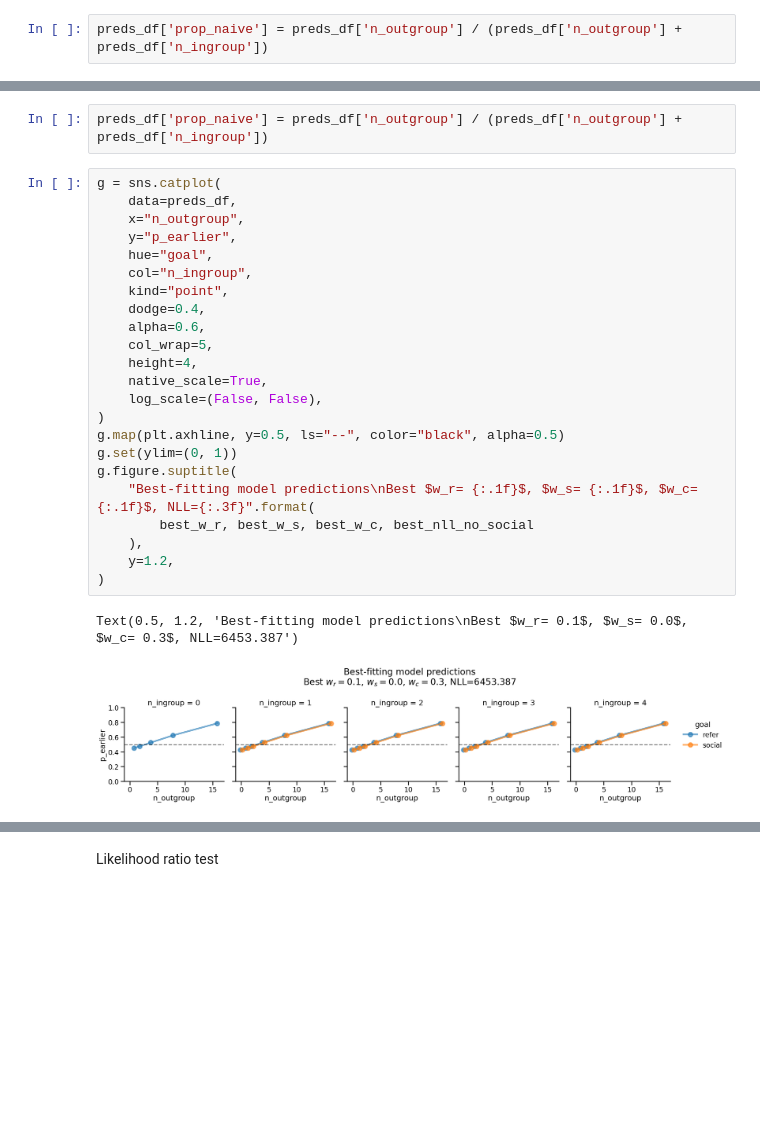
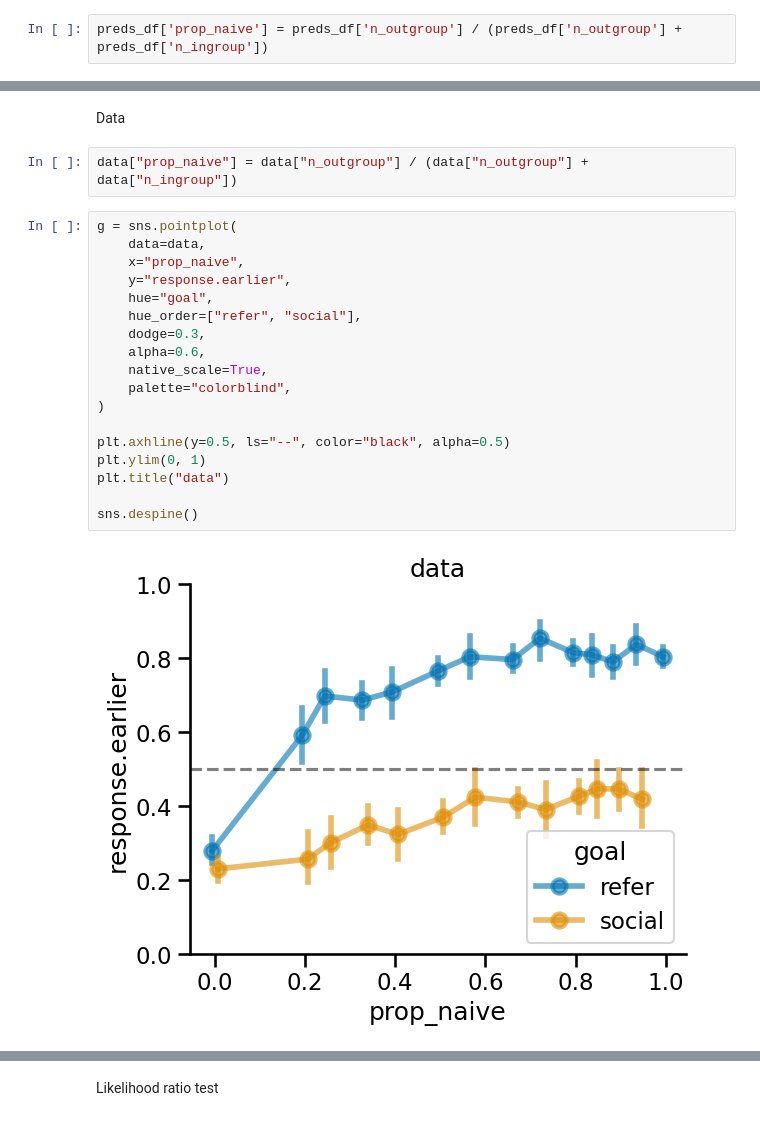
Before and after one commit to aliciamchen/code-switching, a Jupyter notebook: model/fit-predict-3pp-blue-naive-earlier-later.ipynb, the cells around one changed output, grey strips where cells are left out. Saved outputs shown, nothing was run; the diff lists cells and outputs as text; blank space fills up the shorter version.

```diff
--- a/model/fit-predict-3pp-blue-naive-earlier-later.ipynb
+++ b/model/fit-predict-3pp-blue-naive-earlier-later.ipynb
@@ -288,28 +369,24 @@ preds_df = pd.concat([preds_refer_df, preds_social_df])
+# %% [markdown]
+Data
 # %%
-preds_df['prop_naive'] = preds_df['n_outgroup'] / (preds_df['n_outgroup'] + preds_df['n_ingroup'])
+data["prop_naive"] = data["n_outgroup"] / (data["n_outgroup"] + data["n_ingroup"])
 # %%
-g = sns.catplot(
-    data=preds_df,
-    x="n_outgroup",
-    y="p_earlier",
+g = sns.pointplot(
+    data=data,
+    x="prop_naive",
+    y="response.earlier",
     hue="goal",
-    col="n_ingroup",
-    kind="point",
-    dodge=0.4,
+    hue_order=["refer", "social"],
+    dodge=0.3,
     alpha=0.6,
-    col_wrap=5,
-    height=4,
     native_scale=True,
-    log_scale=(False, False),
+    palette="colorblind",
 )
-g.map(plt.axhline, y=0.5, ls="--", color="black", alpha=0.5)
-g.set(ylim=(0, 1))
-g.figure.suptitle(
-    "Best-fitting model predictions\nBest $w_r= {:.1f}$, $w_s= {:.1f}$, $w_c= {:.1f}$, NLL={:.3f}".format(
-        best_w_r, best_w_s, best_w_c, best_nll_no_social
-    ),
-    y=1.2,
-)
+
+plt.axhline(y=0.5, ls="--", color="black", alpha=0.5)
+plt.ylim(0, 1)
+plt.title("data")
+
+sns.despine()
 # %% [output]
-Text(0.5, 1.2, 'Best-fitting model predictions\nBest $w_r= 0.1$, $w_s= 0.0$, $w_c= 0.3$, NLL=6453.387')
-[figure, old version]
+[figure, new version]
```
Also changed, not shown: parts of 22 cells of this notebook.
